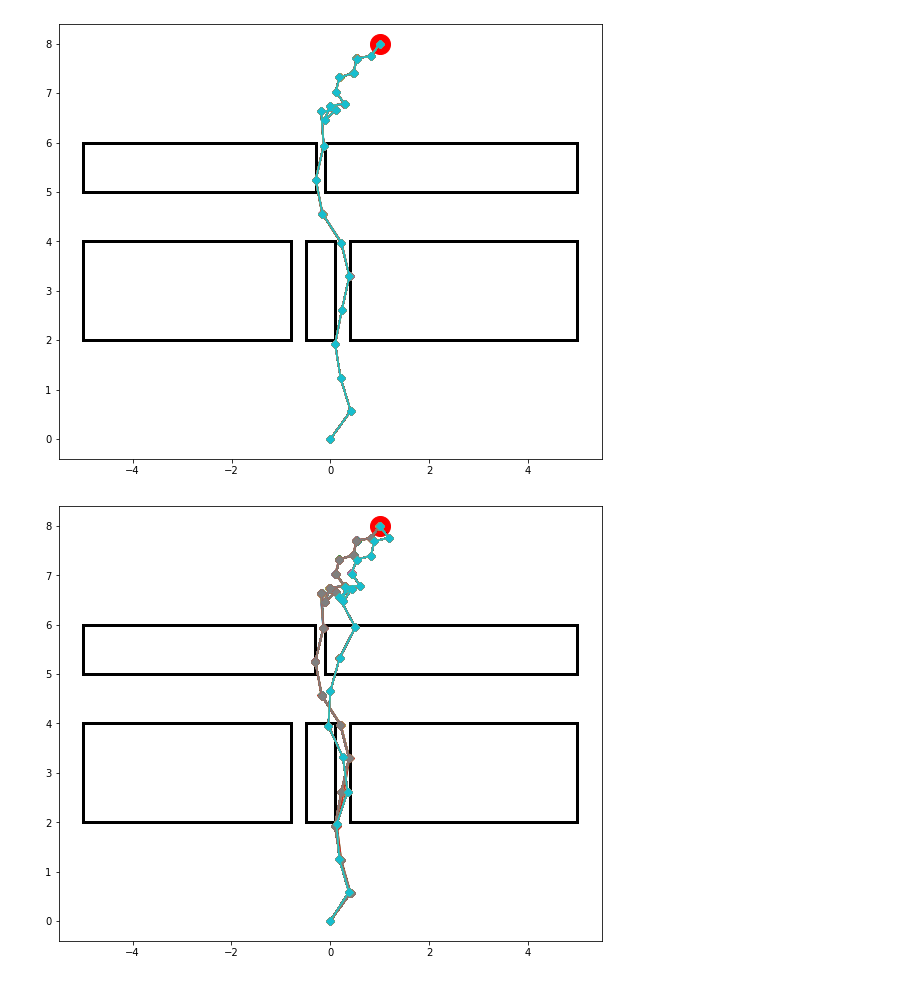
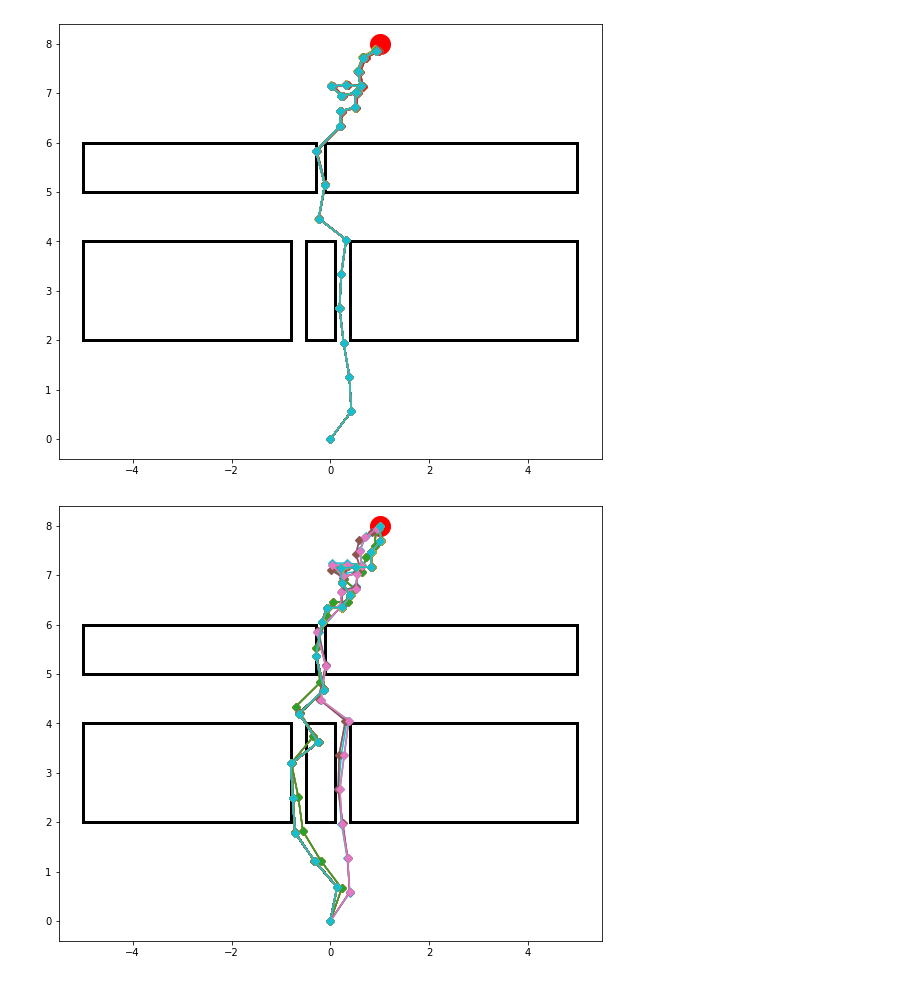
Before and after one commit to JaworWr/Dynamic-inverse-kinematics, a Jupyter notebook: First_experiment.ipynb, the cells around one changed output. Saved outputs shown, nothing was run; the diff lists cells and outputs as text; code cells hidden in the pictures.

```diff
--- a/First_experiment.ipynb
+++ b/First_experiment.ipynb
@@ -45,11 +45,11 @@ Iteration 299, #feasible: 180, best: [9.52810662e-08], #infeasible: 420, best: [
 # %%
-mask = scores[-1, :, 1] == 0.
+mask = scores[-1][:, 1] == 0.
 feasible_population = populations[-1][mask, :]
 draw_solutions(feasible_population, S, (target_x, target_y), rectangles, figsize=(10, 8))
 # %% [output]
-[figure, old version]
+[figure, new version]
 # %%
 infeasible_population = populations[-1][~mask, :]
 draw_solutions(infeasible_population, S, (target_x, target_y), rectangles, figsize=(10, 8))
 # %% [output]
-[figure, old version]
+[figure, new version]
```
Also changed, not shown: parts of 1 cell of this notebook, 2 other files.
